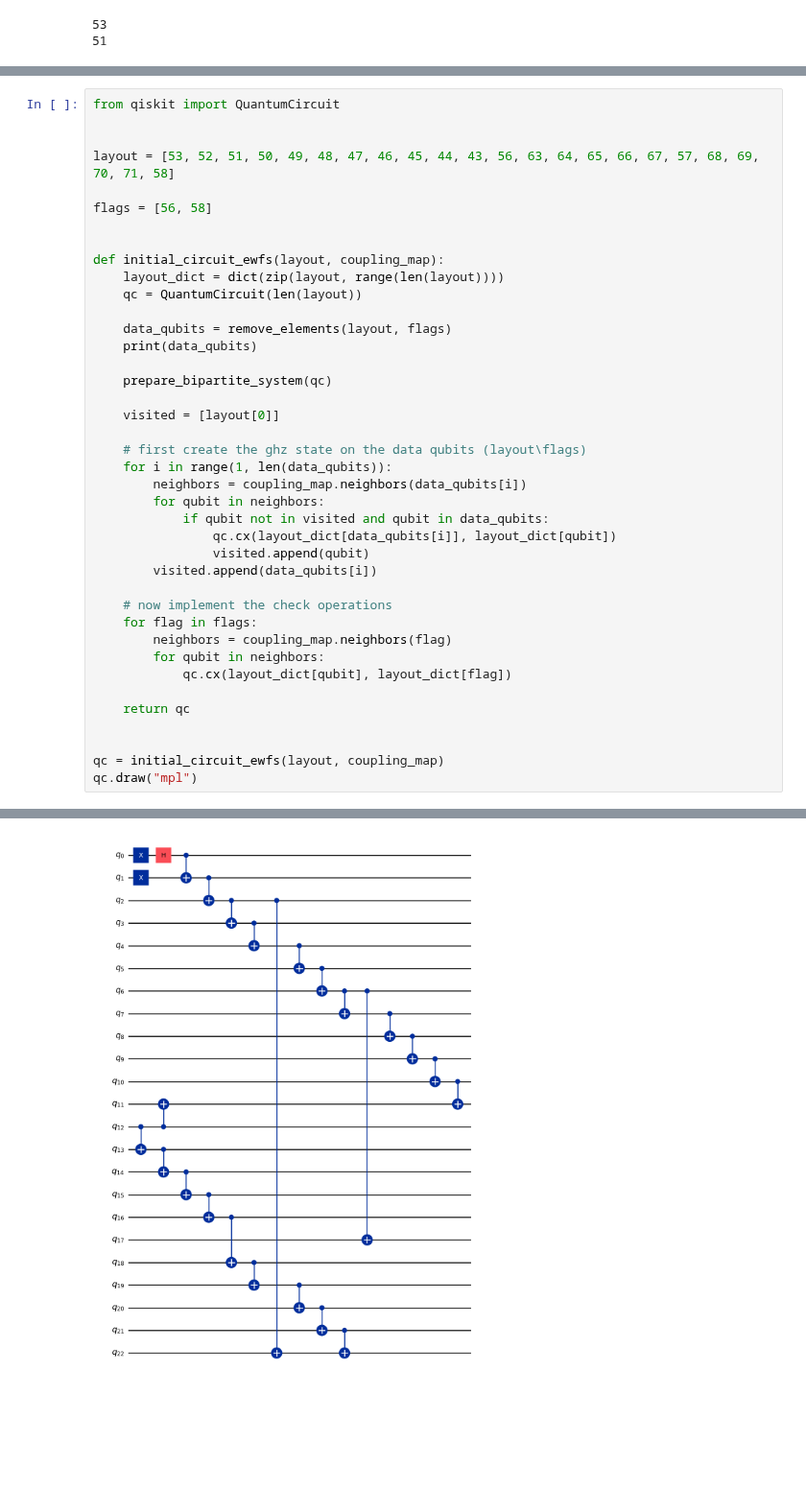
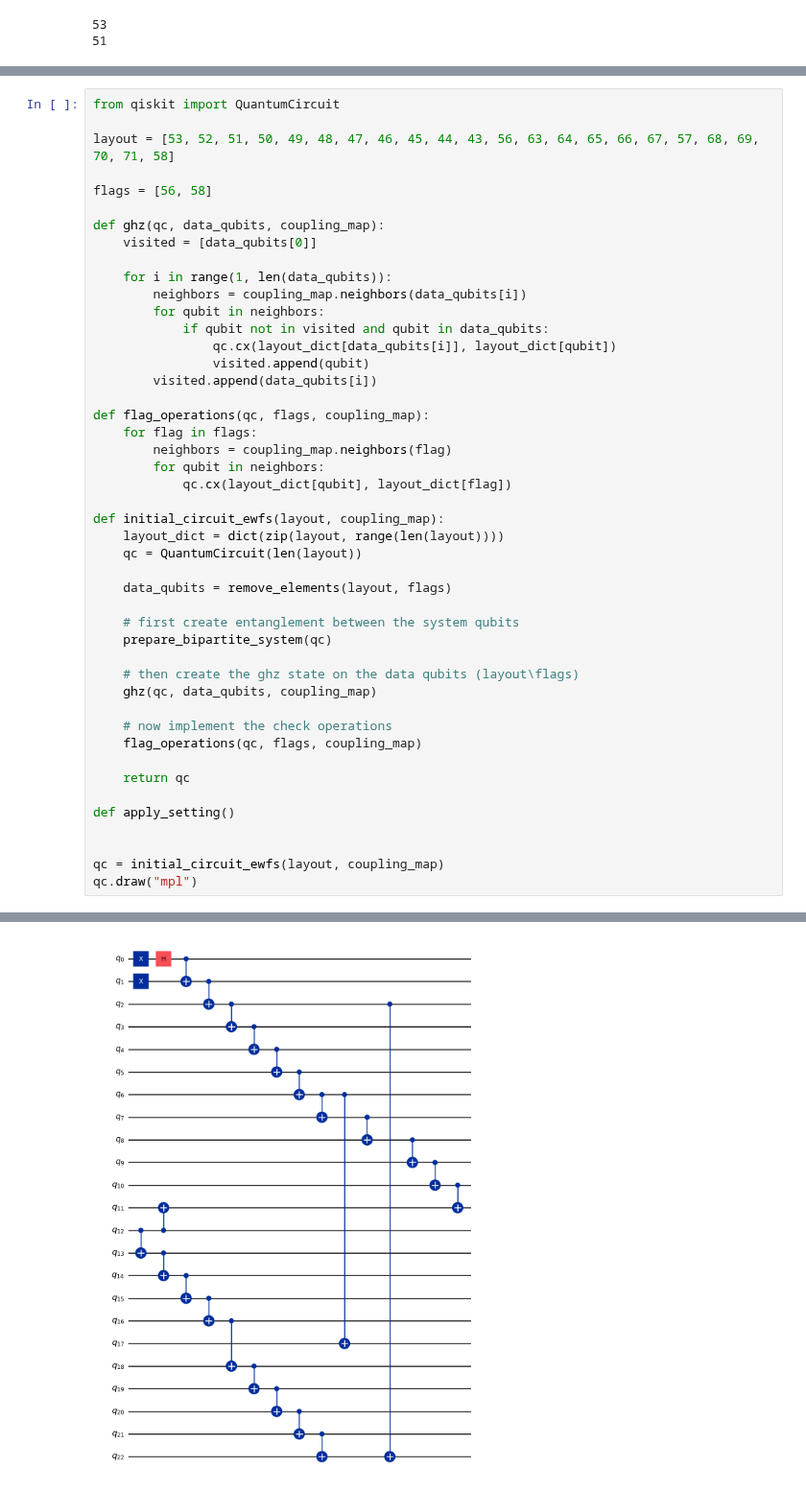
Before and after one commit to unitaryfoundation/wigners_friend, a Jupyter notebook: hardware_runs.ipynb, the cells around one changed output, grey strips where cells are left out. Shown at 96% size. Cells and saved outputs as stored; diff of their text form; blank space fills up the shorter version.

Commit message:
start writing a class EFWS that produces efws circuits given a coupling map and the layout that one wants to use in hardware_runs.ipynb

```diff
--- a/hardware_runs.ipynb
+++ b/hardware_runs.ipynb
@@ -191,25 +191,14 @@ plot_ghz_fez(coupling_map=coupling_map, data_qubits=remove_elements(layout, flag
 [figure]
 # %%
 from qiskit import QuantumCircuit
-
 
 layout = [53, 52, 51, 50, 49, 48, 47, 46, 45, 44, 43, 56, 63, 64, 65, 66, 67, 57, 68, 69, 70, 71, 58]
 
 flags = [56, 58]
 
+def ghz(qc, data_qubits, coupling_map):
+    visited = [data_qubits[0]]
 
-def initial_circuit_ewfs(layout, coupling_map):
-    layout_dict = dict(zip(layout, range(len(layout))))
-    qc = QuantumCircuit(len(layout))
-
-    data_qubits = remove_elements(layout, flags)
-    print(data_qubits)
-
-    prepare_bipartite_system(qc)
-
-    visited = [layout[0]]
-
-    # first create the ghz state on the data qubits (layout\flags)
     for i in range(1, len(data_qubits)):
         neighbors = coupling_map.neighbors(data_qubits[i])
         for qubit in neighbors:
@@ -218,13 +207,30 @@ def initial_circuit_ewfs(layout, coupling_map):
                 visited.append(qubit)
         visited.append(data_qubits[i])
 
-    # now implement the check operations
+def flag_operations(qc, flags, coupling_map):
     for flag in flags:
         neighbors = coupling_map.neighbors(flag)
         for qubit in neighbors:
             qc.cx(layout_dict[qubit], layout_dict[flag])
 
+def initial_circuit_ewfs(layout, coupling_map):
+    layout_dict = dict(zip(layout, range(len(layout))))
+    qc = QuantumCircuit(len(layout))
+
+    data_qubits = remove_elements(layout, flags)
+
+    # first create entanglement between the system qubits
+    prepare_bipartite_system(qc)
+
+    # then create the ghz state on the data qubits (layout\flags)
+    ghz(qc, data_qubits, coupling_map)
+
+    # now implement the check operations
+    flag_operations(qc, flags, coupling_map)
+
     return qc
+
+def apply_setting()
 
 
 qc = initial_circuit_ewfs(layout, coupling_map)
@@ -234 +239 @@ qc.draw("mpl")
-[figure, old version]
+[figure, new version]
```
Also changed, not shown: parts of 4 cells of this notebook.
